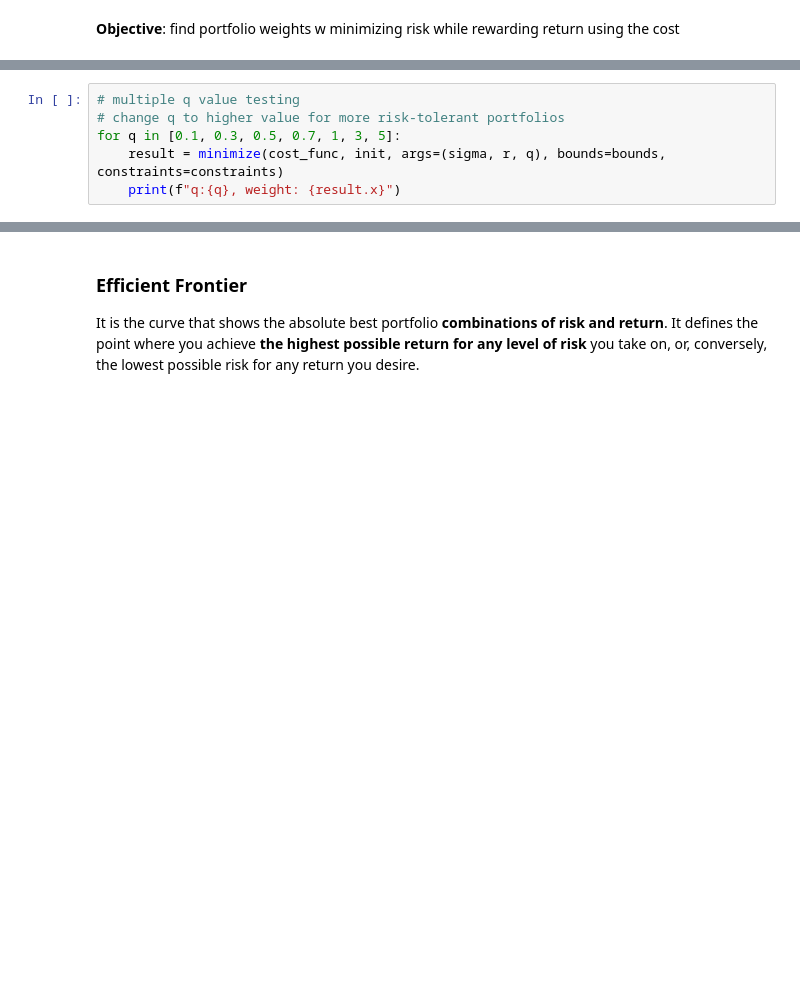
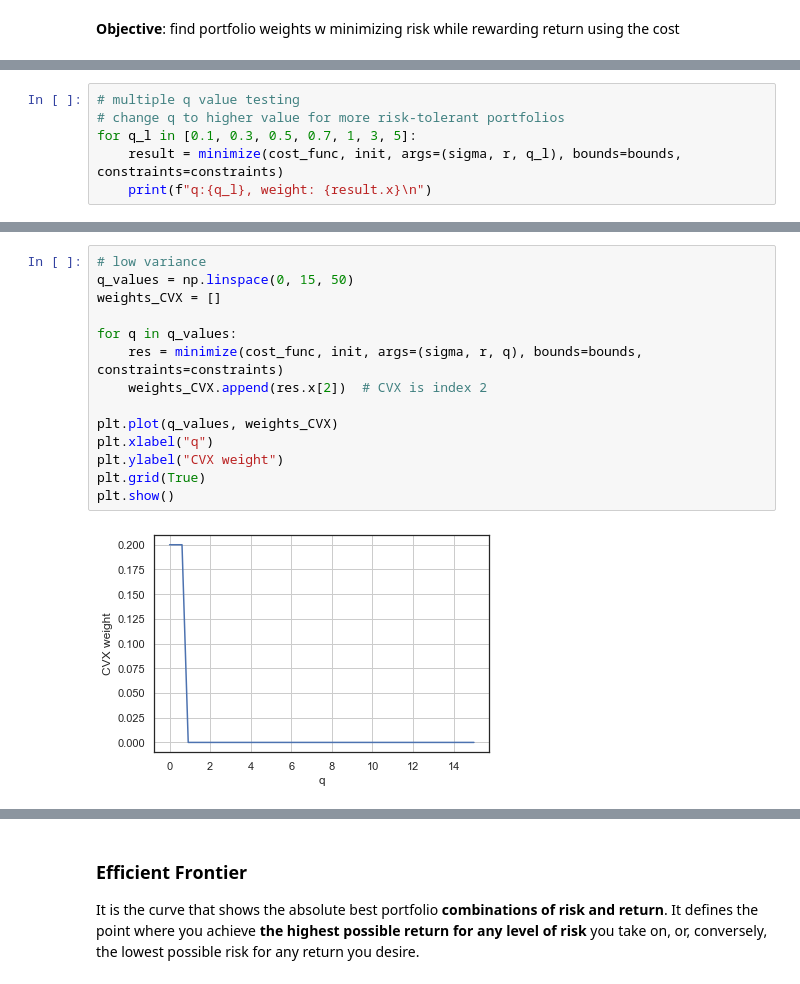
Before and after one commit to therealturb0duckz/Portfolio-Optimization, a Jupyter notebook: notebooks/main.ipynb, the cells around one changed output, grey strips where cells are left out. Cells and saved outputs as stored; diff of their text form; blank space fills up the shorter version.

```diff
--- a/notebooks/main.ipynb
+++ b/notebooks/main.ipynb
@@ -335,8 +412,8 @@ portfolio risk (std): 0.02510976608376941
 # %%
 # multiple q value testing
 # change q to higher value for more risk-tolerant portfolios
-for q in [0.1, 0.3, 0.5, 0.7, 1, 3, 5]:
-    result = minimize(cost_func, init, args=(sigma, r, q), bounds=bounds, constraints=constraints)
-    print(f"q:{q}, weight: {result.x}")
+for q_l in [0.1, 0.3, 0.5, 0.7, 1, 3, 5]:
+    result = minimize(cost_func, init, args=(sigma, r, q_l), bounds=bounds, constraints=constraints)
+    print(f"q:{q_l}, weight: {result.x}\n")
 # %% [output]
 q:0.1, weight: [0.2 0.2 0.2 0.2 0.2]
@@ -350,0 +459,16 @@ q:5, weight: [0.00000000e+00 2.01227923e-16 6.86083135e-16 1.00000000e+00
+# %%
+# low variance
+q_values = np.linspace(0, 15, 50)
+weights_CVX = []
+
+for q in q_values:
+    res = minimize(cost_func, init, args=(sigma, r, q), bounds=bounds, constraints=constraints)
+    weights_CVX.append(res.x[2])  # CVX is index 2
+
+plt.plot(q_values, weights_CVX)
+plt.xlabel("q")
+plt.ylabel("CVX weight")
+plt.grid(True)
+plt.show()
+# %% [output]
+[figure, added]
```
Also changed, not shown: parts of 49 cells of this notebook.
